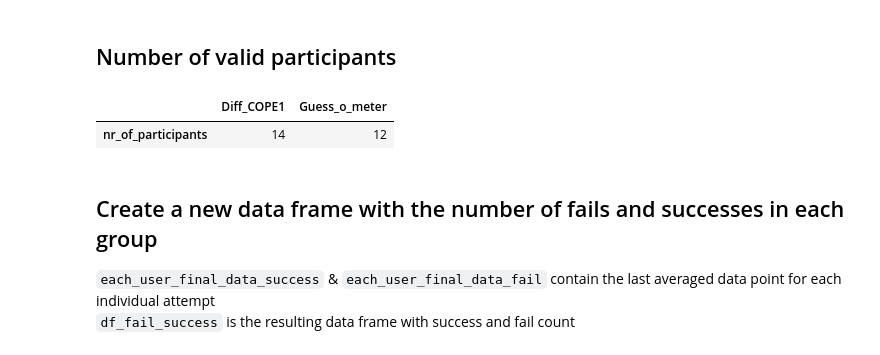
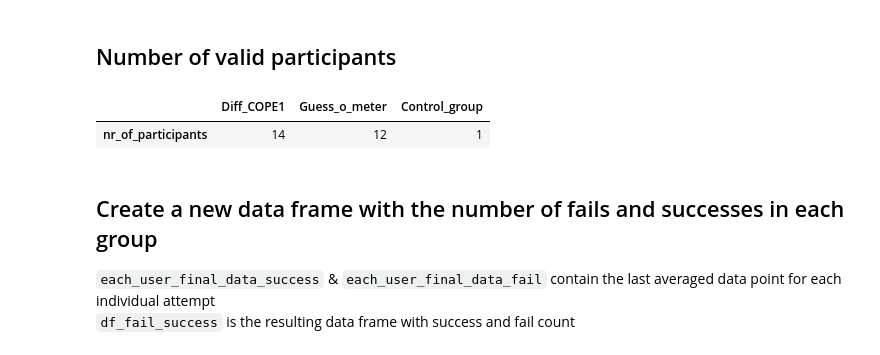
Before and after one commit to Sandsten/bev-vr-data-analysis, a Jupyter notebook: jupyter-notebooks/Speed over distance.ipynb, the cells around one changed output. Saved outputs shown, nothing was run; the diff lists cells and outputs as text; code cells hidden in the pictures.

```diff
--- a/jupyter-notebooks/Speed over distance.ipynb
+++ b/jupyter-notebooks/Speed over distance.ipynb
@@ -25,7 +25,7 @@ display(HTML("<style>.container { width:100% !important; }</style>"))
 ## Read .csv & rename columns
 # %%
 # Load our data from file
-LocationAllData = "../data-cleanup/merged-cleaned-csv/driving_data_merged_1_to_32.csv"
+LocationAllData = "../data-cleanup/merged-cleaned-csv/driving_data_merged_1_to_33.csv"
 df = pd.read_csv(LocationAllData)
 
 # Give the columns names in the same style and give some entries clearer names
@@ -127,15 +127,20 @@ average_road_height = average_group_based[["distance_window","road_height"]].gro
 # %%
 #
 total_number_of_participants = len(df_excluded["user_id"].unique())
 
 unique_ids = df_excluded.groupby(["evis_id", "user_id"], as_index=False).count()
 number_of_participants_diff = len(unique_ids[unique_ids["evis_id"] == "DiffAndCOPE1"])
 number_of_participants_guess = len(unique_ids[unique_ids["evis_id"] == "GuessOMeter"])
+number_of_participants_control = len(unique_ids[unique_ids["evis_id"] == "ControlGroup"])
 
-pd.DataFrame(data={"Diff_COPE1":[number_of_participants_diff], "Guess_o_meter":[number_of_participants_guess]}, index=["nr_of_participants"])
+pd.DataFrame(data={
+    "Diff_COPE1":[number_of_participants_diff],
+    "Guess_o_meter":[number_of_participants_guess],
+    "Control_group":[number_of_participants_control]},
+    index=["nr_of_participants"])
 # %% [output]
-|  | Diff_COPE1 | Guess_o_meter |
-| nr_of_participants | 14 | 12 |
+|  | Diff_COPE1 | Guess_o_meter | Control_group |
+| nr_of_participants | 14 | 12 | 1 |
 # %% [markdown]
 ## Create a new data frame with the number of fails and successes in each group
 `each_user_final_data_success` & `each_user_final_data_fail` contain the last averaged data point for each individual attempt
```
Also changed, not shown: parts of 13 cells of this notebook, 4 other files.
